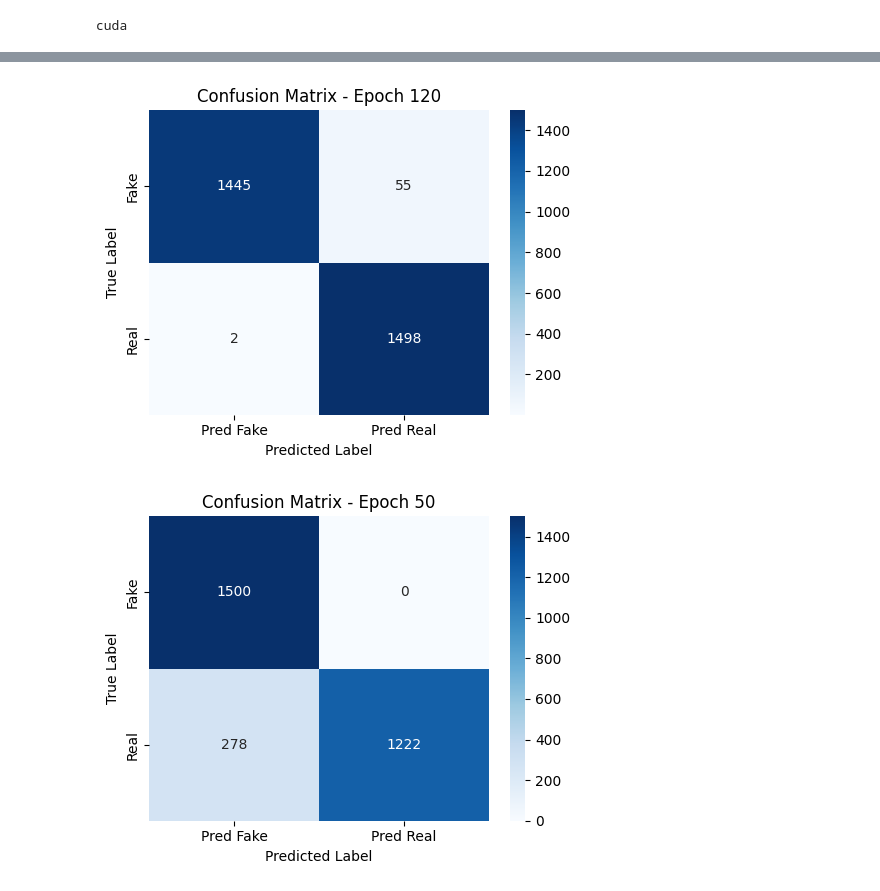
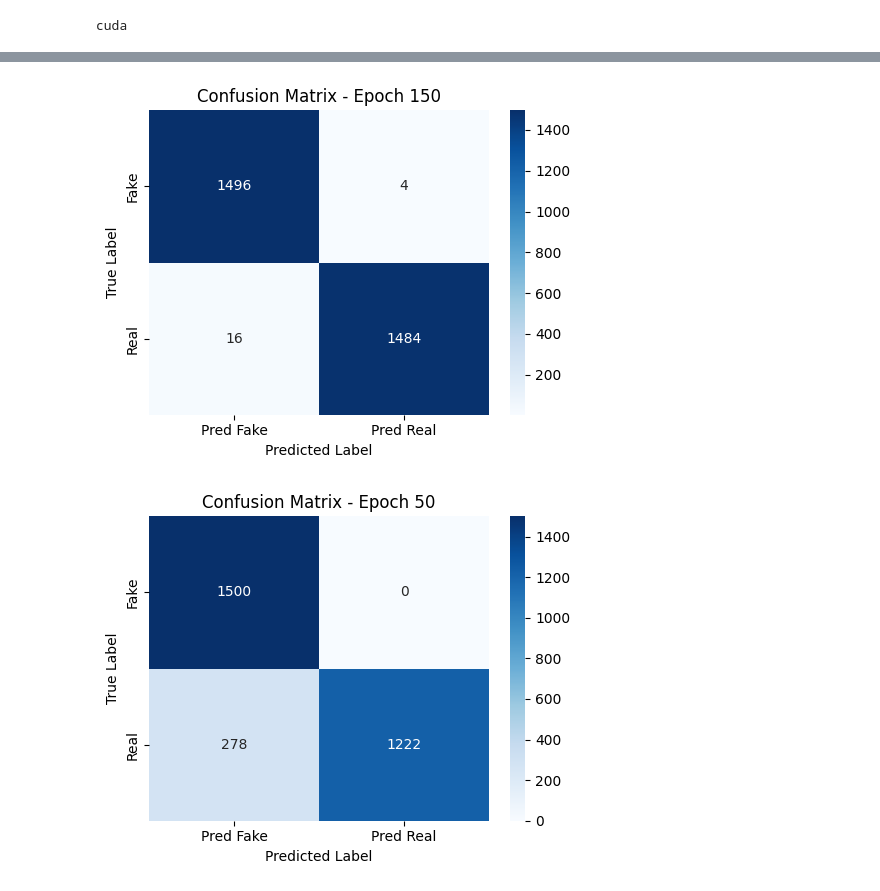
Before and after one commit to simrant27/CatoonifyMe, a Jupyter notebook: notebook/CartoonGan.ipynb, the cells around one changed output, grey strips where cells are left out. Drawn from its saved outputs; the diff is of its cells as text; code cells hidden in the pictures.

Commit message:
150th epoch

```diff
--- a/notebook/CartoonGan.ipynb
+++ b/notebook/CartoonGan.ipynb
@@ -198,7 +198,7 @@ if os.path.exists("../experiments/exp2/losses/losses.json"):
 # %%
 #comment this while running it for first time and set start_epoch = 0
 # Load from checkpoint
-checkpoint = torch.load("../experiments/exp2/checkpoints/cartoongan_epoch130.pth", weights_only=True)
+checkpoint = torch.load("../experiments/exp2/checkpoints/cartoongan_epoch140.pth", weights_only=True)
 
 generator.load_state_dict(checkpoint["generator"])
 discriminator.load_state_dict(checkpoint["discriminator"])
@@ -406,23 +406,23 @@ Note: you may need to restart the kernel to use updated packages.
 # %%
 import seaborn as sns
 import matplotlib.pyplot as plt
 
 # Replace with your desired epoch
-epoch = 120
+epoch = 150
 
 # Load confusion matrix CSV
 cm_df = pd.read_csv(f"../experiments/exp2/logs/confusion_epoch_{epoch}.csv", index_col=0)
 
 # Plot
 plt.figure(figsize=(5, 4))
 sns.heatmap(cm_df, annot=True, fmt='d', cmap='Blues')
 plt.title(f"Confusion Matrix - Epoch {epoch}")
 plt.ylabel("True Label")
 plt.xlabel("Predicted Label")
 plt.tight_layout()
 plt.show()
 # %% [output]
-[figure, old version]
+[figure, new version]
 # %%
 import seaborn as sns
 import matplotlib.pyplot as plt
```
Also changed, not shown: parts of 3 cells of this notebook, 2 other files.
